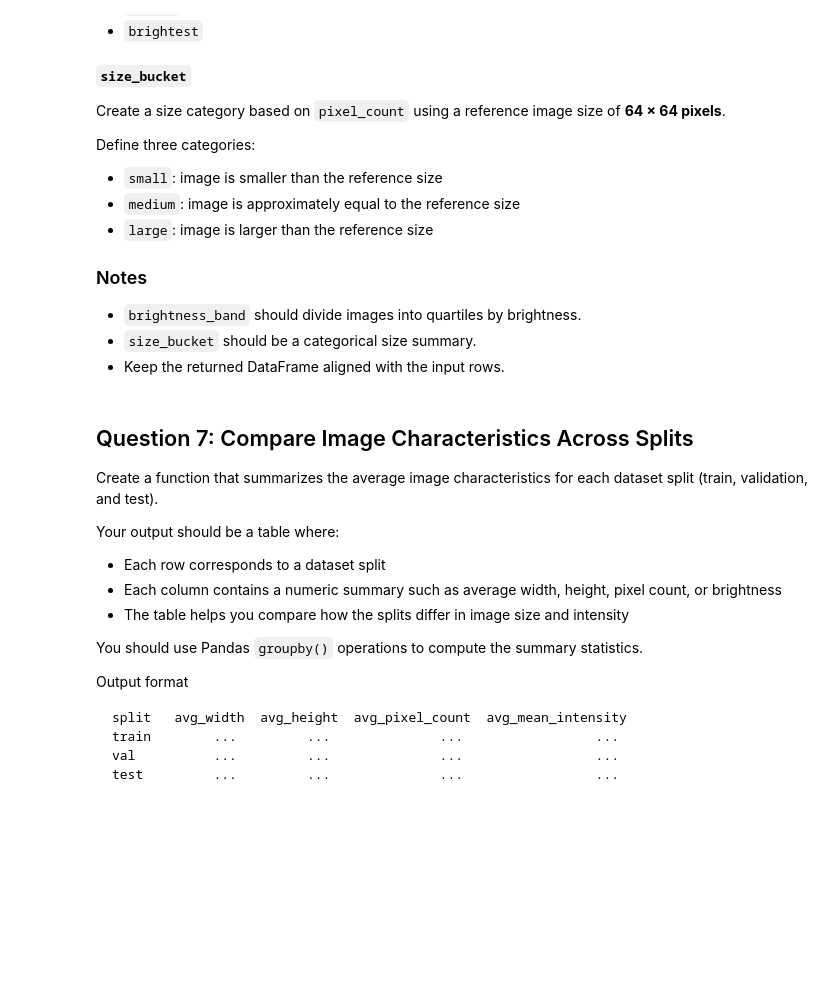
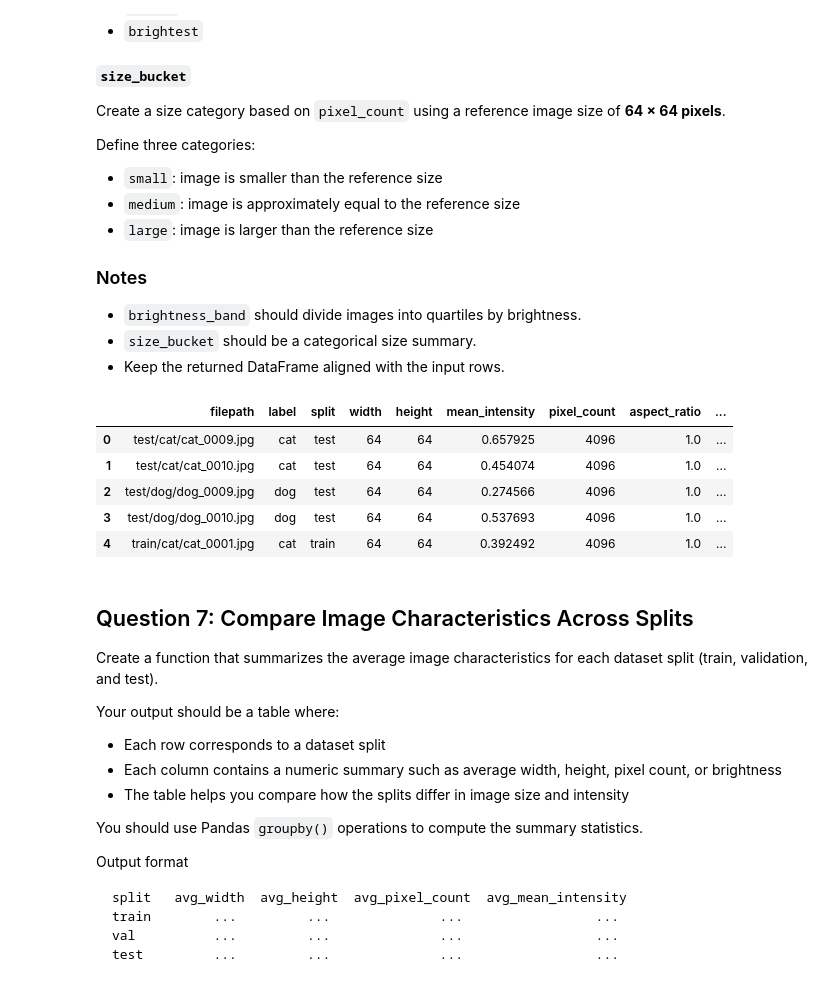
Before and after one commit to vgu-dsai-2026/lab-2-pandas-Tedofu827, a Jupyter notebook: notebook.ipynb, the cells around one changed output. Cells and saved outputs as stored; diff of their text form; code cells hidden in the pictures; blank space fills up the shorter version.

```diff
--- a/notebook.ipynb
+++ b/notebook.ipynb
@@ -397,12 +397,36 @@ Define three categories:
 - Keep the returned DataFrame aligned with the input rows.
 # %%
 def add_analysis_columns(frame: pd.DataFrame) -> pd.DataFrame:
-    # TODO: return a copy of frame with the four new analysis columns added.
-    raise NotImplementedError("Create the analysis columns with Pandas.")
-
+    result = frame.copy()
+    result["pixel_count"] = result["width"] * result["height"]
+    result["aspect_ratio"] = result["width"] / result["height"]
+    result["brightness_band"] = pd.qcut(
+        result["mean_intensity"],
+        q=4,
+        labels=["darkest", "dim", "bright", "brightest"],
+        duplicates="drop",
+    )
+    size_reference_pixels = 64 * 64
+    result["size_bucket"] = np.select(
+        [
+            result["pixel_count"] < size_reference_pixels,
+            result["pixel_count"] == size_reference_pixels,
+            result["pixel_count"] > size_reference_pixels,
+        ],
+        ["small", "medium", "large"],
+        default="unknown",
+    )
+    return result
 
 analysis_df = add_analysis_columns(df)
 display(analysis_df.head())
+# %% [output]
+|  | filepath | label | split | width | height | mean_intensity | pixel_count | aspect_ratio | ... |
+| 0 | test/cat/cat_0009.jpg | cat | test | 64 | 64 | 0.657925 | 4096 | 1.0 | ... |
+| 1 | test/cat/cat_0010.jpg | cat | test | 64 | 64 | 0.454074 | 4096 | 1.0 | ... |
+| 2 | test/dog/dog_0009.jpg | dog | test | 64 | 64 | 0.274566 | 4096 | 1.0 | ... |
+| 3 | test/dog/dog_0010.jpg | dog | test | 64 | 64 | 0.537693 | 4096 | 1.0 | ... |
+| 4 | train/cat/cat_0001.jpg | cat | train | 64 | 64 | 0.392492 | 4096 | 1.0 | ... |
 # %% [markdown]
 ## Question 7: Compare Image Characteristics Across Splits
 
```
Also changed, not shown: parts of 4 cells of this notebook.
